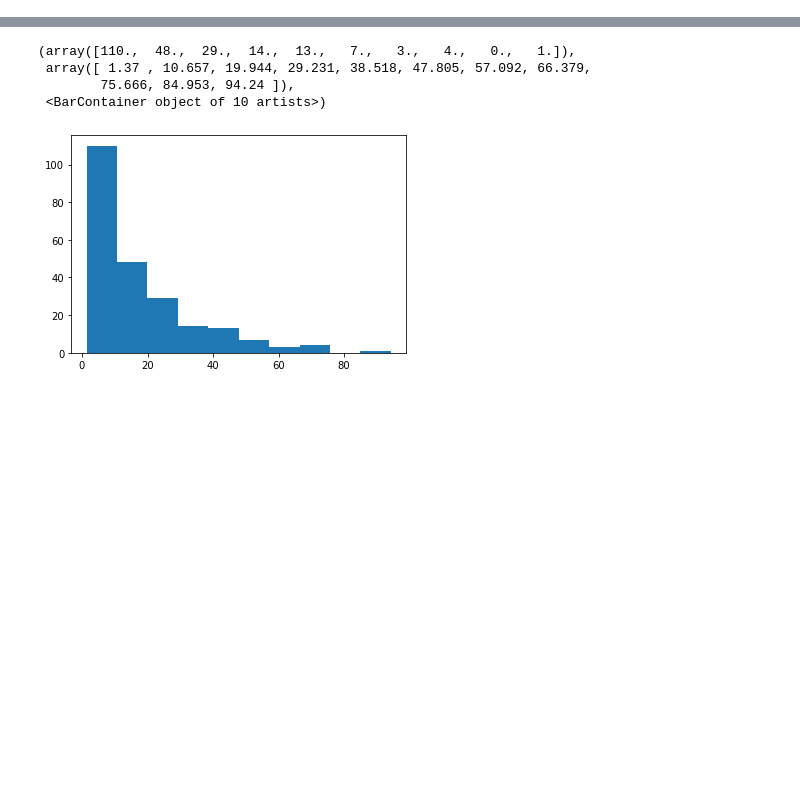
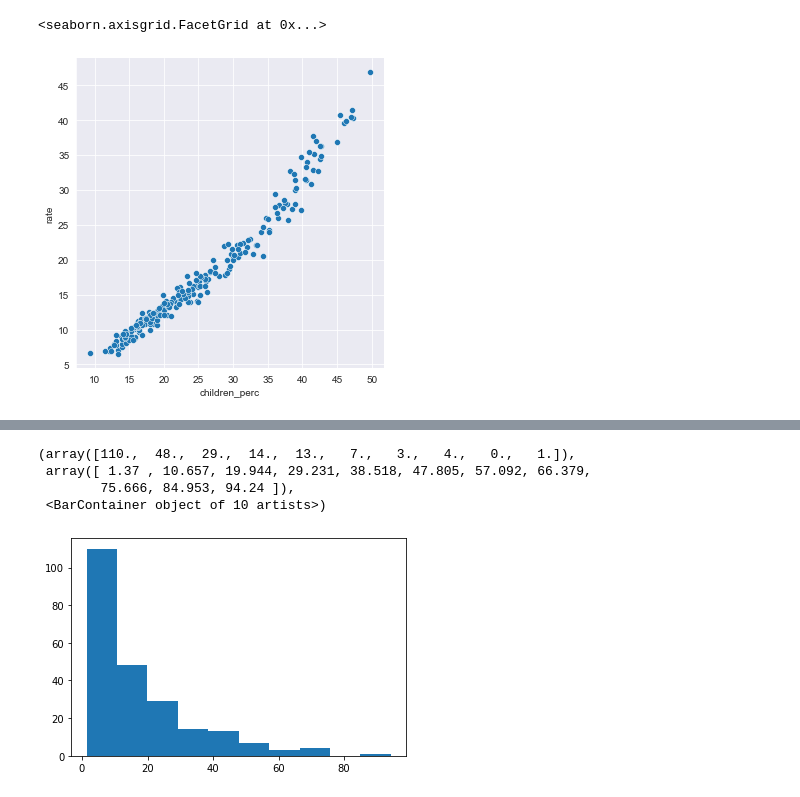
Before and after one commit to farqlia/WorldCountriesProject, a Jupyter notebook: notebooks/Test Web Scraping.ipynb, the cells around one changed output, grey strips where cells are left out. Cells and saved outputs as stored; diff of their text form; code cells hidden in the pictures; blank space fills up the shorter version.

```diff
--- a/notebooks/Test Web Scraping.ipynb
+++ b/notebooks/Test Web Scraping.ipynb
@@ -13,0 +50,5 @@ field_builder = builder.append("field/{field}/")
+# %%
+response = requests.get(field_builder.put_params(field='birth-rate'))
+countries_paragraphs = web_scraper.retrieve_paragraph_contents(response.content)
+birth_rates = numerical_metrics.get_birth_rate(countries_paragraphs)
+birth_rates.head()
@@ -13,0 +62,6 @@ field_builder = builder.append("field/{field}/")
+# %%
+birth_rates['children_perc'] = age_structure['0-14 years']
+sns.relplot(data=birth_rates, x='children_perc', y='rate', kind='scatter')
+# %% [output]
+<seaborn.axisgrid.FacetGrid at 0x...>
+[figure, added]
```
Also changed, not shown: parts of 8 cells of this notebook, 9 other files.
